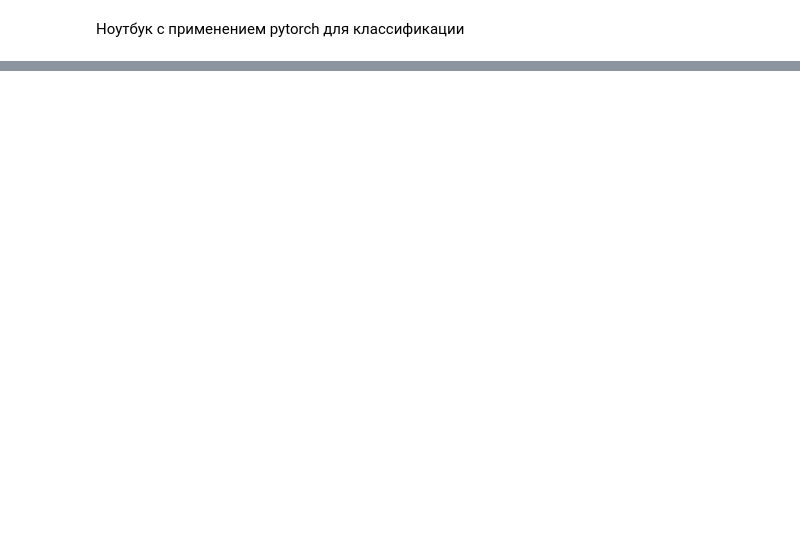
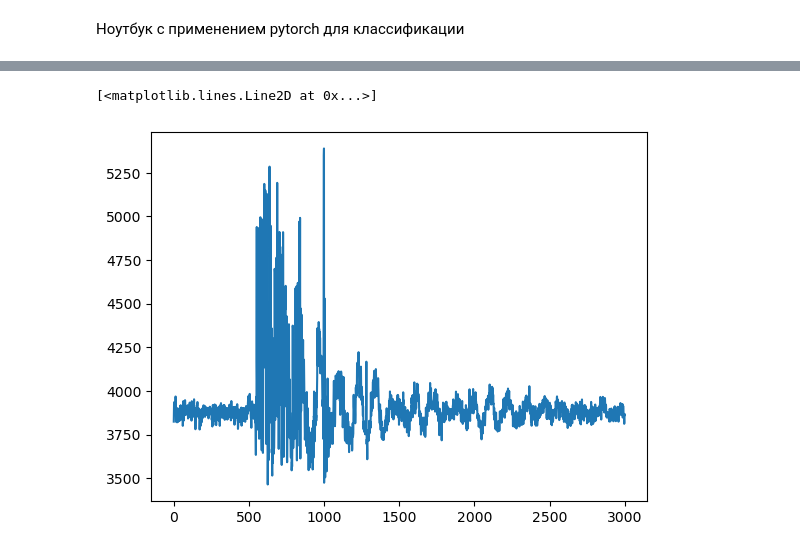
Before and after one commit to DrozdovMK/ZB, a Jupyter notebook: notebooks/notebook_test_nn.ipynb, the cells around one changed output, grey strips where cells are left out. Cells and saved outputs as stored; diff of their text form; code cells hidden in the pictures; blank space fills up the shorter version.

```diff
--- a/notebooks/notebook_test_nn.ipynb
+++ b/notebooks/notebook_test_nn.ipynb
@@ -248,0 +234,5 @@ tensor(5.)
+# %%
+plt.plot(train_dataset[14][0][0])
+# %% [output]
+[<matplotlib.lines.Line2D at 0x...>]
+[figure, added]
```
Also changed, not shown: parts of 12 cells of this notebook, 28 other files.
